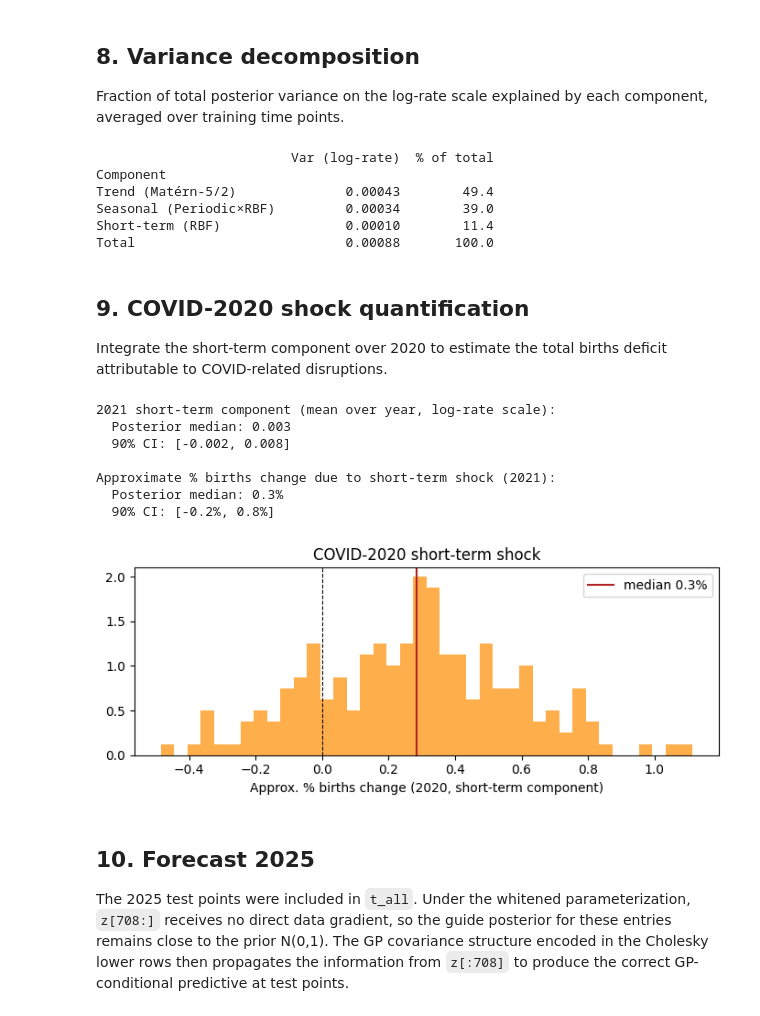
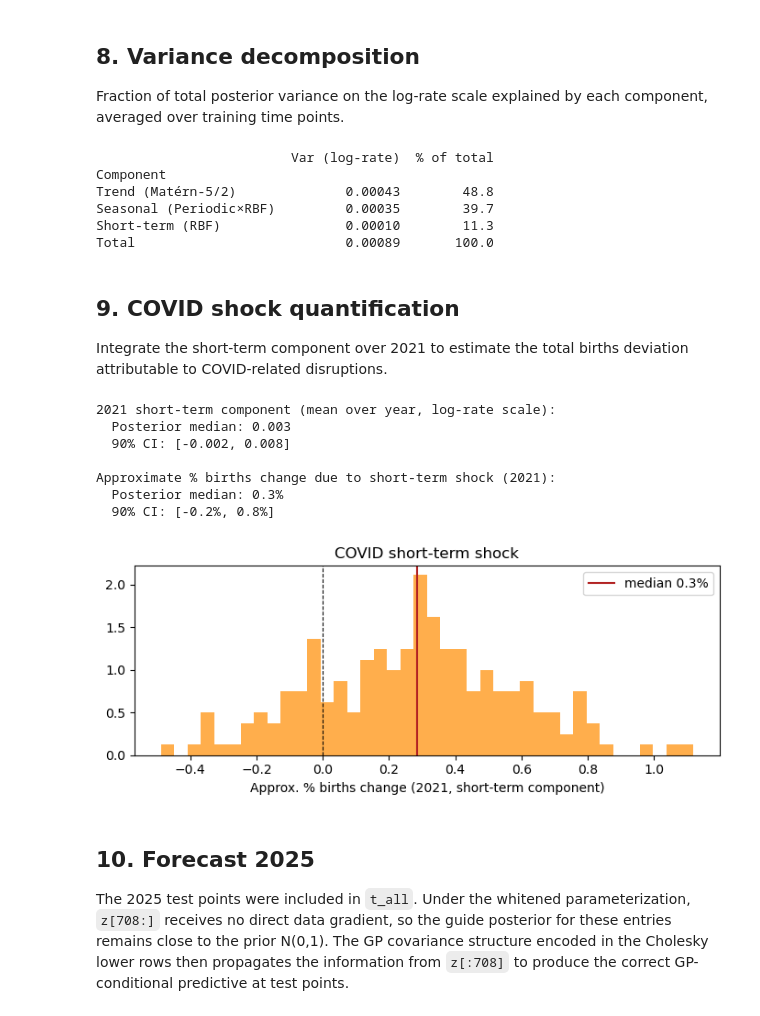
Before and after one commit to jacobfoss02/Banger-MBML, a Jupyter notebook: 03_gp_svi.ipynb, the cells around one changed output. Drawn from its saved outputs; the diff is of its cells as text; code cells hidden in the pictures.

```diff
--- a/03_gp_svi.ipynb
+++ b/03_gp_svi.ipynb
@@ -161,6 +163,8 @@ def additive_gp_model(t, y_train=None, n_train=None):
             obs=y_train,
         )
 
+    return mu
+
 
 # Smoke-test: one prior forward pass
 pyro.set_rng_seed(SEED)
@@ -447,14 +451,14 @@ print(var_df.to_string())
 # %% [output]
                          Var (log-rate)  % of total
 Component
-Trend (Matérn-5/2)              0.00043        49.4
-Seasonal (Periodic×RBF)         0.00034        39.0
-Short-term (RBF)                0.00010        11.4
-Total                           0.00088       100.0
+Trend (Matérn-5/2)              0.00043        48.8
+Seasonal (Periodic×RBF)         0.00035        39.7
+Short-term (RBF)                0.00010        11.3
+Total                           0.00089       100.0
 # %% [markdown]
-## 9. COVID-2020 shock quantification
+## 9. COVID shock quantification
 
-Integrate the short-term component over 2020 to estimate the total births deficit attributable to COVID-related disruptions.
+Integrate the short-term component over 2021 to estimate the total births deviation attributable to COVID-related disruptions.
 # %%
 # Extract 2021 months from training data
 
@@ -464,36 +468,36 @@ f_sh_2021 = f_sh_post[:, idx_2021]   # (200, 12)
 # Mean short-term deviation during 2021 (on log-rate scale)
 mean_dev_2021 = f_sh_2021.mean(axis=1)
 
 # Convert to approximate % change: exp(mean) - 1
 pct_change = (np.exp(mean_dev_2021) - 1) * 100
 
 print("2021 short-term component (mean over year, log-rate scale):")
 print(f"  Posterior median: {np.median(mean_dev_2021):.3f}  ")
 print(f"  90% CI: [{np.percentile(mean_dev_2021, 5):.3f}, {np.percentile(mean_dev_2021, 95):.3f}]")
 print()
 print("Approximate % births change due to short-term shock (2021):")
 print(f"  Posterior median: {np.median(pct_change):.1f}%")
 print(f"  90% CI: [{np.percentile(pct_change, 5):.1f}%, {np.percentile(pct_change, 95):.1f}%]")
 
 fig, ax = plt.subplots(figsize=(7, 3))
 ax.hist(pct_change, bins=40, density=True, color="darkorange", alpha=0.7)
 ax.axvline(0, color="black", lw=0.8, ls="--")
 ax.axvline(np.median(pct_change), color="firebrick", lw=1.5, label=f"median {np.median(pct_change):.1f}%")
-ax.set_xlabel("Approx. % births change (2020, short-term component)")
-ax.set_title("COVID-2020 short-term shock")
+ax.set_xlabel("Approx. % births change (2021, short-term component)")
+ax.set_title("COVID short-term shock")
 ax.legend()
 plt.tight_layout()
 plt.savefig(PROJ / "03_covid_shock.png", dpi=120, bbox_inches="tight")
 plt.show()
 # %% [output]
 2021 short-term component (mean over year, log-rate scale):
   Posterior median: 0.003
   90% CI: [-0.002, 0.008]
 
 Approximate % births change due to short-term shock (2021):
   Posterior median: 0.3%
   90% CI: [-0.2%, 0.8%]
-[figure, old version]
+[figure, new version]
 # %% [markdown]
 ## 10. Forecast 2025
 
```
Also changed, not shown: parts of 10 cells of this notebook, 1 other file.
